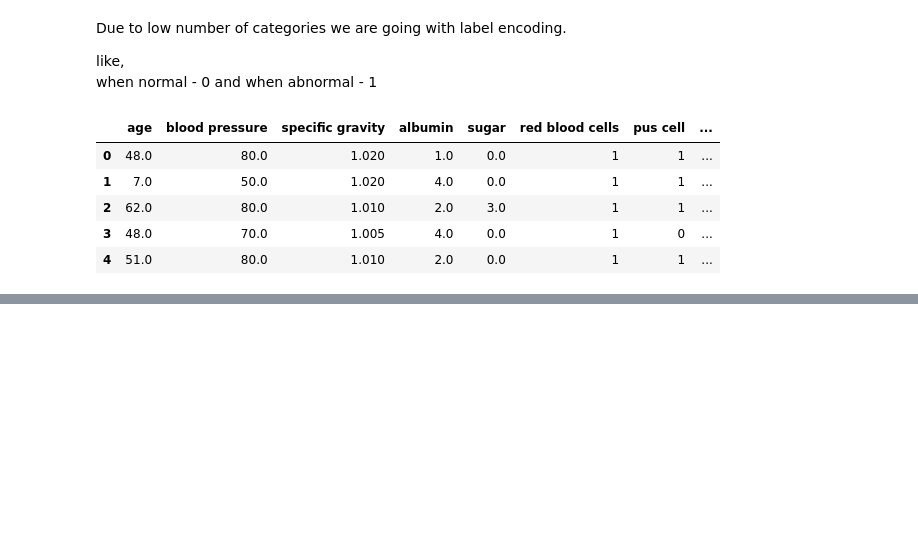
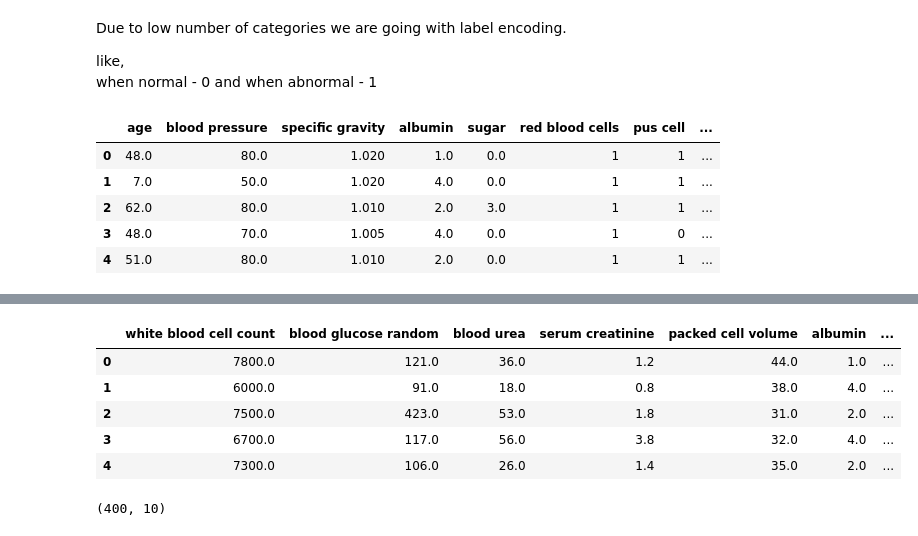
Before and after one commit to Ankit7557/ML_Kidney_Disease, a Jupyter notebook: Kidney_Disease.ipynb, the cells around one changed output, grey strips where cells are left out. Cells and saved outputs as stored; diff of their text form; code cells hidden in the pictures; blank space fills up the shorter version.

```diff
--- a/Kidney_Disease.ipynb
+++ b/Kidney_Disease.ipynb
@@ -675,0 +846,2 @@ data.head()
+# %%
+selected_features=features_rank.nlargest(10,'Score')['features']
@@ -675,0 +862,15 @@ data.head()
+# %%
+x_new=data[selected_features]
+# %%
+x_new.head()
+# %% [output]
+|  | white blood cell count | blood glucose random | blood urea | serum creatinine | packed cell volume | albumin | ... |
+| 0 | 7800.0 | 121.0 | 36.0 | 1.2 | 44.0 | 1.0 | ... |
+| 1 | 6000.0 | 91.0 | 18.0 | 0.8 | 38.0 | 4.0 | ... |
+| 2 | 7500.0 | 423.0 | 53.0 | 1.8 | 31.0 | 2.0 | ... |
+| 3 | 6700.0 | 117.0 | 56.0 | 3.8 | 32.0 | 4.0 | ... |
+| 4 | 7300.0 | 106.0 | 26.0 | 1.4 | 35.0 | 2.0 | ... |
+# %%
+x_new.shape
+# %% [output]
+(400, 10)
```
Also changed, not shown: parts of 21 cells of this notebook.
